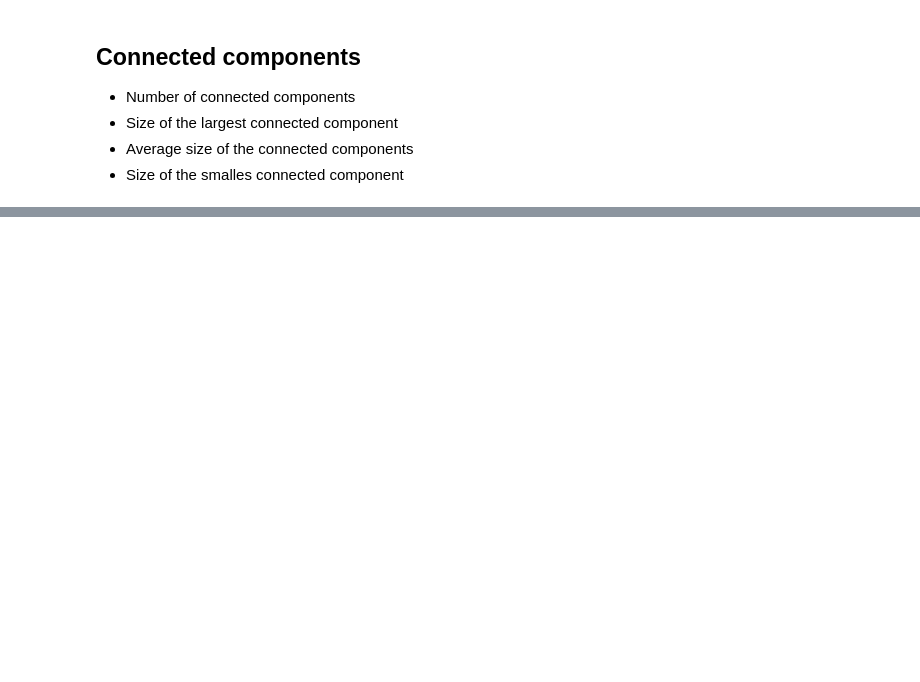
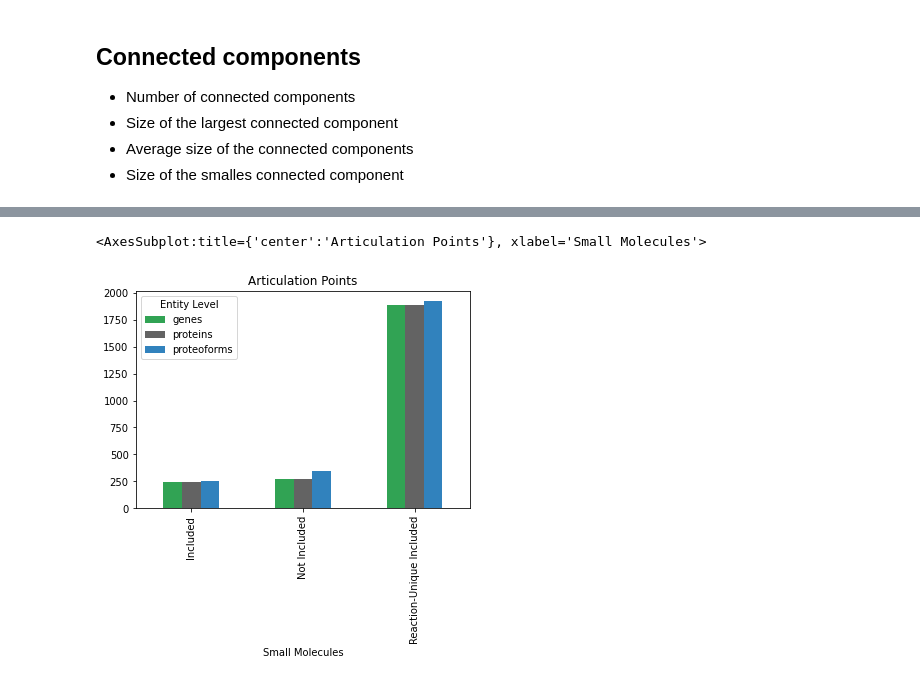
Before and after one commit to PathwayAnalysisPlatform/ProteoformNetworks, a Jupyter notebook: src/Python/analysis_1_network_topology.ipynb, the cells around one changed output, grey strips where cells are left out. Saved outputs shown, nothing was run; the diff lists cells and outputs as text; code cells hidden in the pictures; blank space fills up the shorter version.

```diff
--- a/src/Python/analysis_1_network_topology.ipynb
+++ b/src/Python/analysis_1_network_topology.ipynb
@@ -333,0 +427,8 @@ fig5.figure.savefig('figures/figure_5.png')
+# %%
+br_ap = pd.DataFrame({
+    "Articulation Points": [len(list(nx.articulation_points(i))) for i in interactomes],
+    "Bridges": [len(list(nx.bridges(i))) for i in interactomes]},
+    index=index)
+br_ap.columns.name = "Entity Type"
+
+br_ap
@@ -333,0 +455,5 @@ fig5.figure.savefig('figures/figure_5.png')
+# %%
+br_ap["Articulation Points"].unstack().plot(kind='bar', stacked=False, color=COLORS_BORDER, title="Articulation Points")
+# %% [output]
+<AxesSubplot:title={'center':'Articulation Points'}, xlabel='Small Molecules'>
+[figure, added]
```
Also changed, not shown: parts of 17 cells of this notebook, 8 other files.
